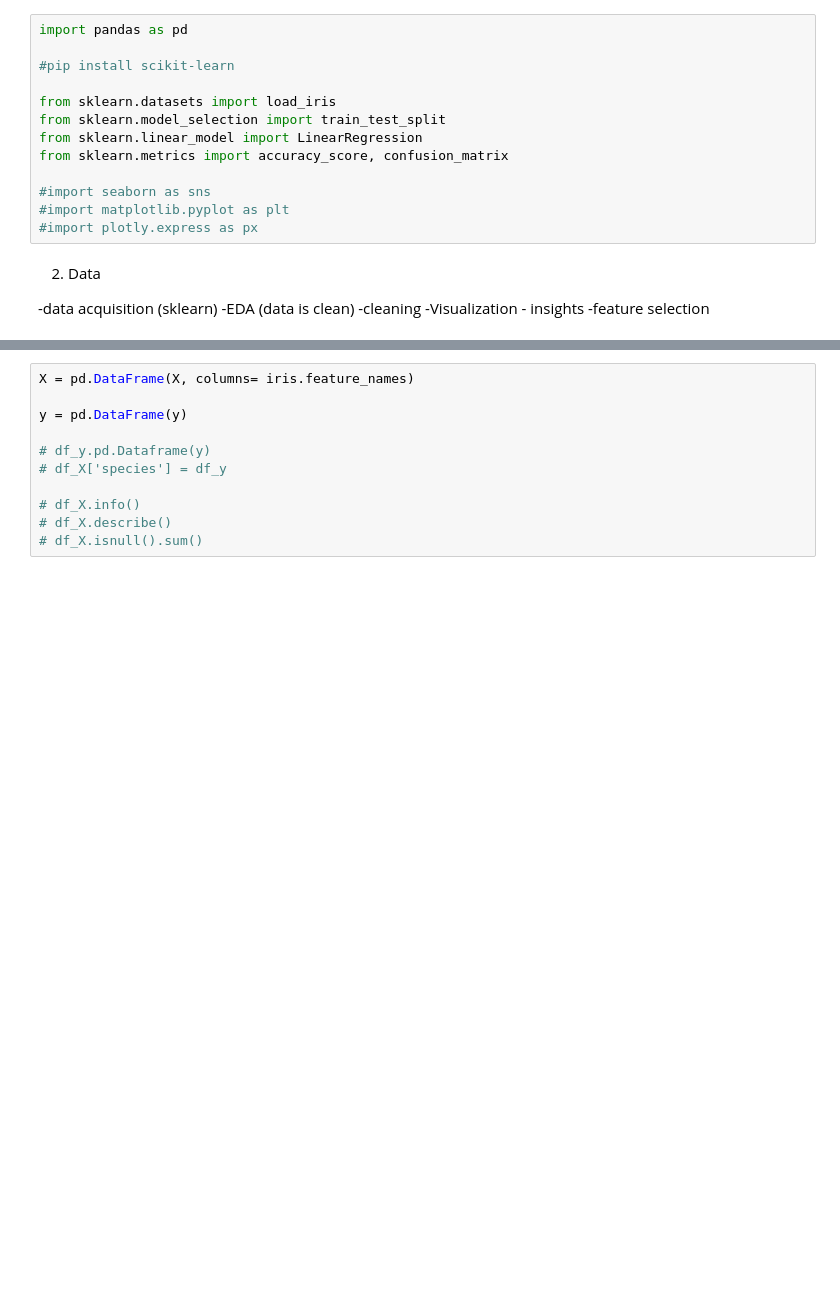
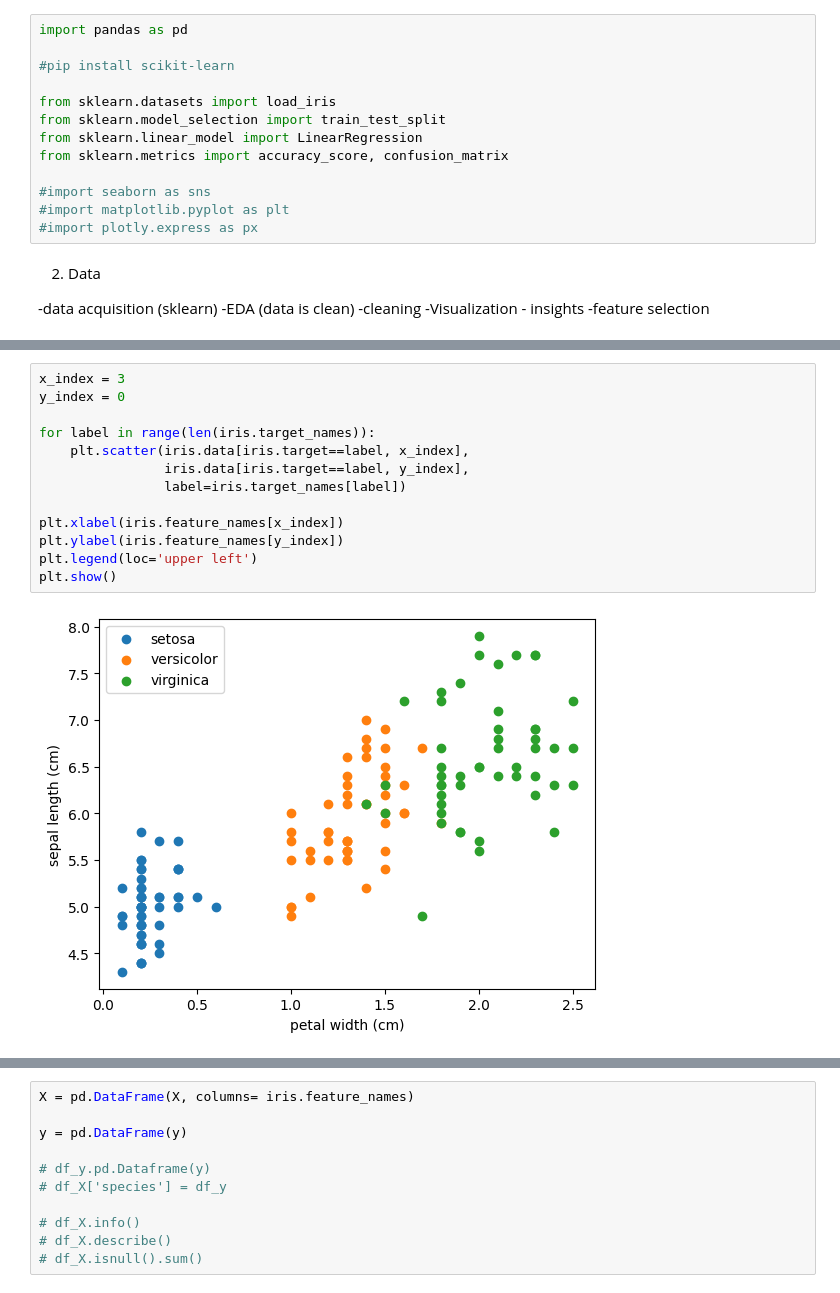
Before and after one commit to mobrahi/aiml-class-with-sir-idrees-2025, a Jupyter notebook: day20 - ML_foundations/ML101.ipynb, the cells around one changed output, grey strips where cells are left out. Saved outputs shown, nothing was run; the diff lists cells and outputs as text; blank space fills up the shorter version.

```diff
--- a/day20 - ML_foundations/ML101.ipynb
+++ b/day20 - ML_foundations/ML101.ipynb
@@ -69,0 +129,15 @@ array([0, 0, 0, 0, 0, 0, 0, 0, 0, 0, 0, 0, 0, 0, 0, 0, 0, 0, 0, 0, 0, 0,
+# %%
+x_index = 3
+y_index = 0
+
+for label in range(len(iris.target_names)):
+    plt.scatter(iris.data[iris.target==label, x_index],
+                iris.data[iris.target==label, y_index],
+                label=iris.target_names[label])
+
+plt.xlabel(iris.feature_names[x_index])
+plt.ylabel(iris.feature_names[y_index])
+plt.legend(loc='upper left')
+plt.show()
+# %% [output]
+[figure, added]
```
Also changed, not shown: parts of 16 cells of this notebook, 3 other files.
